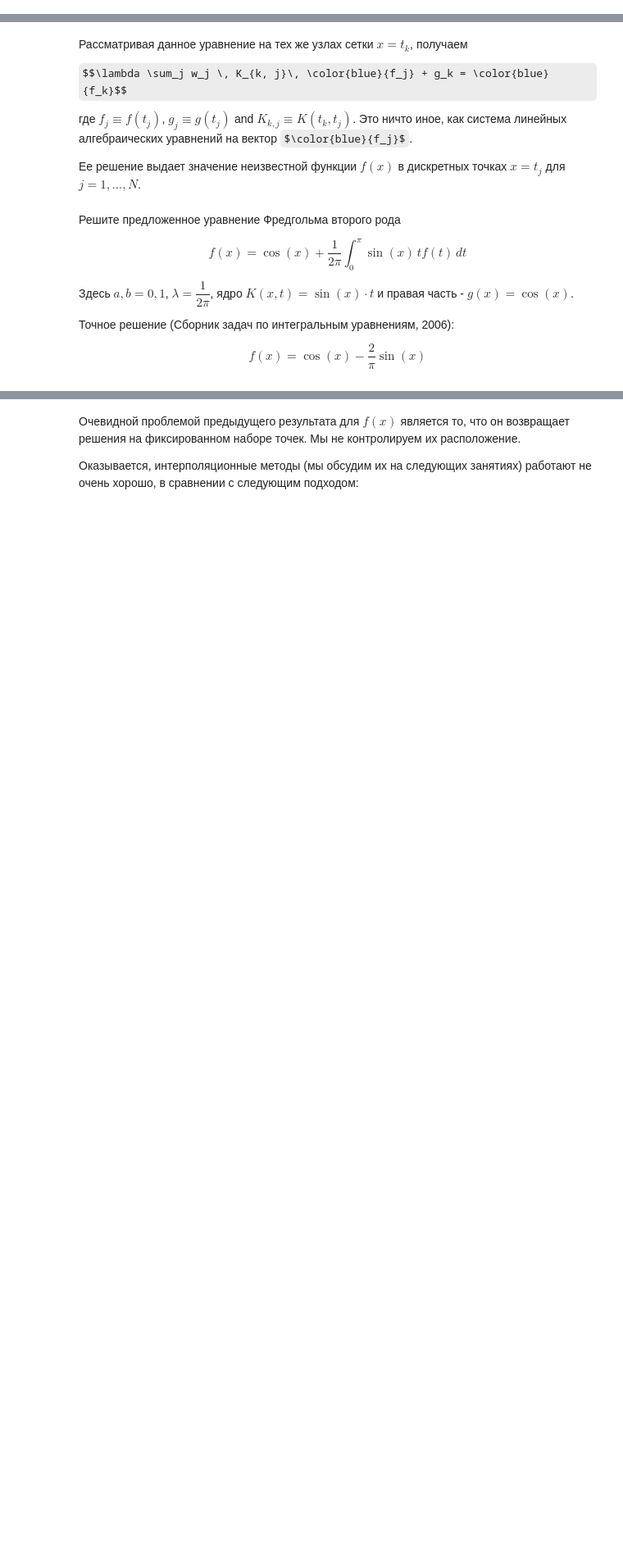
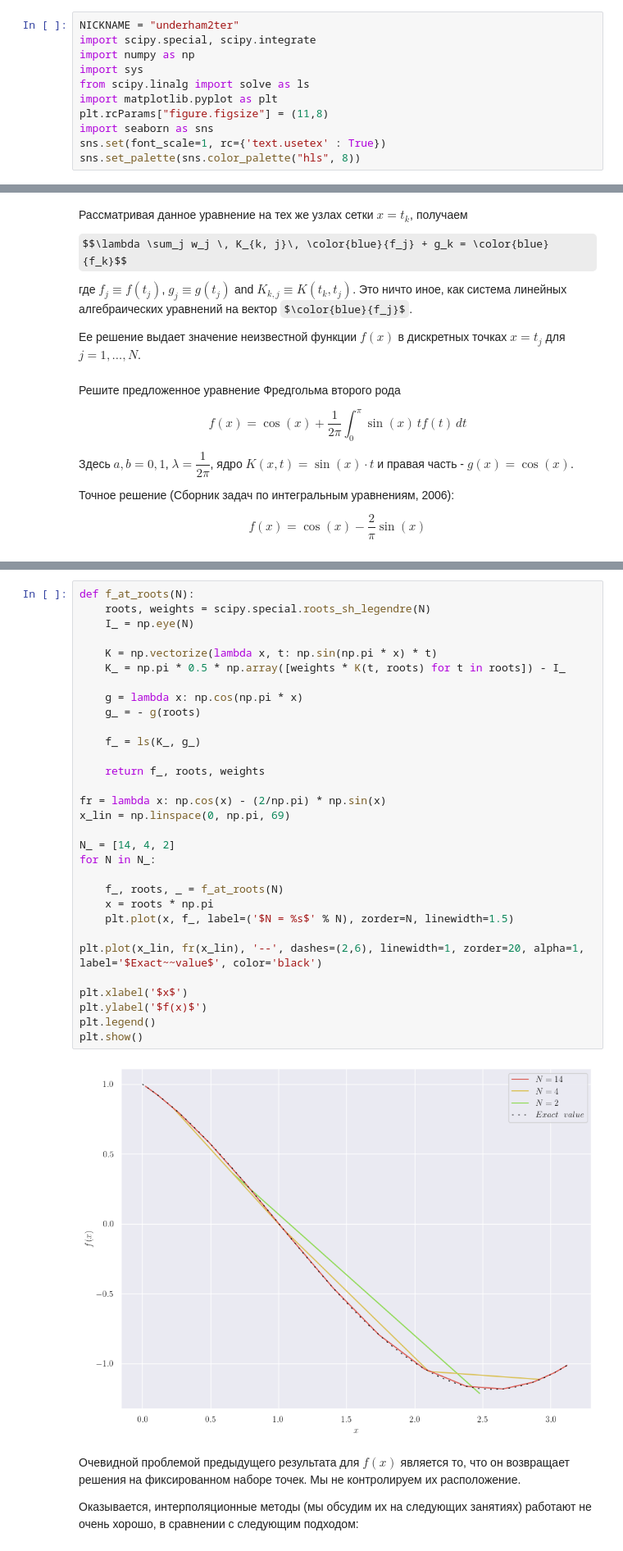
Before and after one commit to underham2ter/comp-phys, a Jupyter notebook: advanced_Integrals.ipynb, the cells around one changed output, grey strips where cells are left out. Shown at 82% size. Drawn from its saved outputs; the diff is of its cells as text; some formulas as TeX source; blank space fills up the shorter version.

```diff
--- a/advanced_Integrals.ipynb
+++ b/advanced_Integrals.ipynb
@@ -10,3 +5,14 @@ import sys
+# %%
+NICKNAME = "underham2ter"
+import scipy.special, scipy.integrate
+import numpy as np
+import sys
+from scipy.linalg import solve as ls
+import matplotlib.pyplot as plt
+plt.rcParams["figure.figsize"] = (11,8)
+import seaborn as sns
+sns.set(font_scale=1, rc={'text.usetex' : True})
+sns.set_palette(sns.color_palette("hls", 8))
 # %% [markdown]
 # Часть 1. Гауссовы квадратуры
 
@@ -265,3 +276,36 @@ raise NotImplementedError()
+# %%
+def f_at_roots(N):
+    roots, weights = scipy.special.roots_sh_legendre(N)
+    I_ = np.eye(N)
+
+    K = np.vectorize(lambda x, t: np.sin(np.pi * x) * t)
+    K_ = np.pi * 0.5 * np.array([weights * K(t, roots) for t in roots]) - I_
+
+    g = lambda x: np.cos(np.pi * x)
+    g_ = - g(roots)
+
+    f_ = ls(K_, g_)
+
+    return f_, roots, weights
+
+fr = lambda x: np.cos(x) - (2/np.pi) * np.sin(x)
+x_lin = np.linspace(0, np.pi, 69)
+
+N_ = [14, 4, 2]
+for N in N_:
+
+    f_, roots, _ = f_at_roots(N)
+    x = roots * np.pi
+    plt.plot(x, f_, label=('$N = %s$' % N), zorder=N, linewidth=1.5)
+
+plt.plot(x_lin, fr(x_lin), '--', dashes=(2,6), linewidth=1, zorder=20, alpha=1, label='$Exact~~value$', color='black')
+
+plt.xlabel('$x$')
+plt.ylabel('$f(x)$')
+plt.legend()
+plt.show()
+# %% [output]
+[figure, added]
 # %% [markdown]
 Очевидной проблемой предыдущего результата для $f(x)$ является то, что он возвращает решения на фиксированном наборе точек. Мы не контролируем их расположение.
 
```
Also changed, not shown: parts of 9 cells of this notebook.
